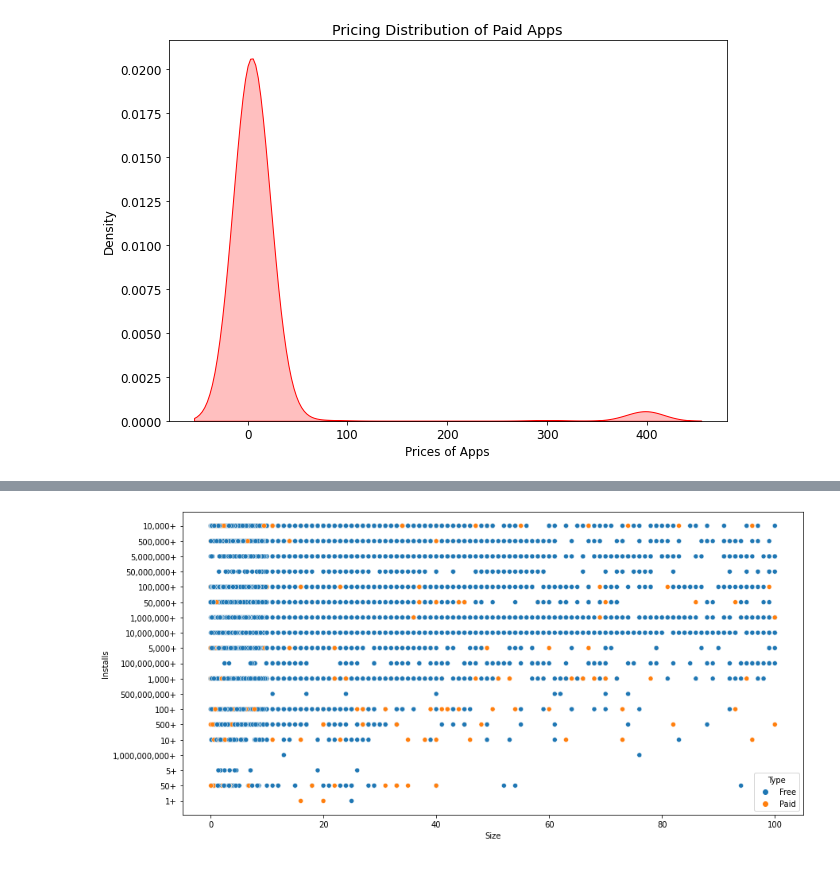
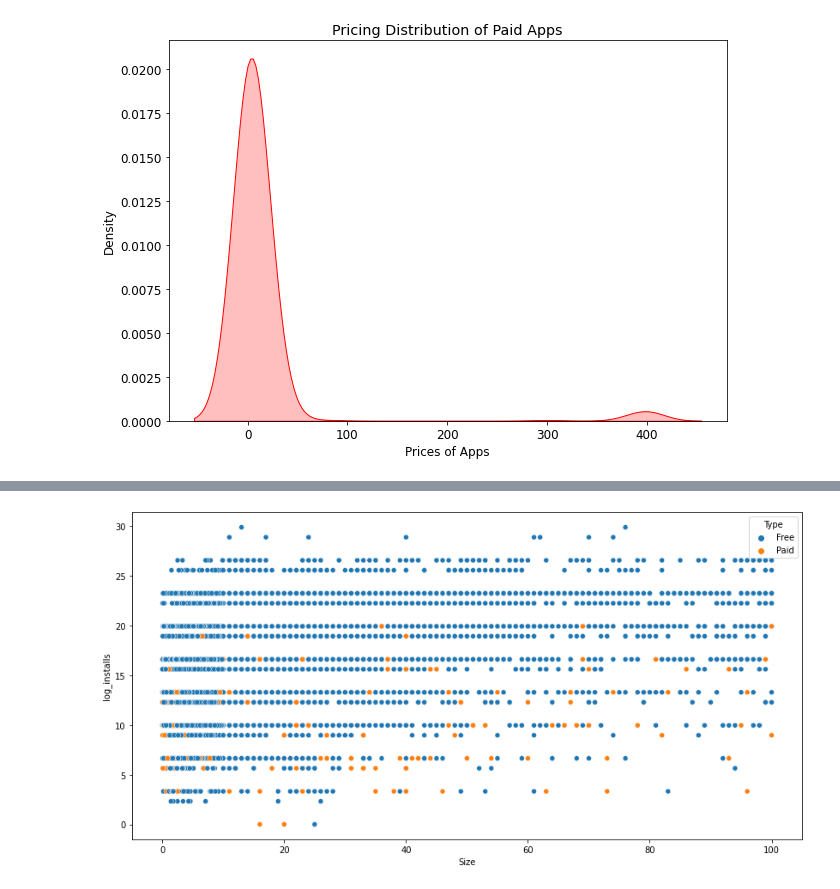
Before and after one commit to Meghanah97/Playstore_data_analysis, a Jupyter notebook: Copy_of_Copy_of_Play_Store_App_Review_Analysis_Capstone_Project.ipynb, the cells around one changed output, grey strips where cells are left out. Saved outputs shown, nothing was run; the diff lists cells and outputs as text; code cells hidden in the pictures.

```diff
--- a/Copy_of_Copy_of_Play_Store_App_Review_Analysis_Capstone_Project.ipynb
+++ b/Copy_of_Copy_of_Play_Store_App_Review_Analysis_Capstone_Project.ipynb
@@ -125,6 +125,10 @@ Data columns (total 13 columns):
  12  Android Ver     10838 non-null  object
 dtypes: float64(1), object(12)
 memory usage: 1.1+ MB
+# %%
+total = ply.isnull().sum().sort_values(ascending  = False)
+ply.drop_duplicates(subset = 'App', keep = 'first' ,inplace = True)
+ply.dropna(how = 'any',inplace  =True)
 # %%
 ply.boxplot();
 # %% [output]
@@ -230,8 +255,3 @@ ply['Price'] = ply.Price.str.replace("$","").astype(float)
 ply['Price'].dtype
 # %% [output]
 dtype('float64')
-# %%
-ply['Installs'] = ply.Installs.replace('+','')
-ply['Installs'] = ply.Installs.replace(',', '')
-ply['Installs'] = ply['Installs'].astype(float)
-ply['Installs'].dtype
@@ -239,0 +265,5 @@ dtype('float64')
+# %%
+ply['Installs'] = ply.Installs.apply(lambda x: str(x).replace(',', '') if 'M' in str(x) else x)
+ply['Installs'] = ply['Installs'].apply(lambda x: str(x).replace(',', '') if 'M' in str(x) else x)
+ply['Installs'] = ply.Installs.replace(',', '')
+ply['Installs'].dtype
@@ -615,6 +588,8 @@ ply[ply['Type'] == 'Paid']['Price']
+# %%
+ply['log_installs'] = np.log2(ply['Installs'])
 # %%
 plt.figure(figsize=(14,7))
-sns.scatterplot(ply['Size'],ply['Installs'], hue=ply['Type'])
+sns.scatterplot(ply['Size'],ply['log_installs'], hue=ply['Type'])
 plt.show()
 # %% [output]
-[figure, old version]
+[figure, new version]
```
Also changed, not shown: parts of 25 cells of this notebook.
